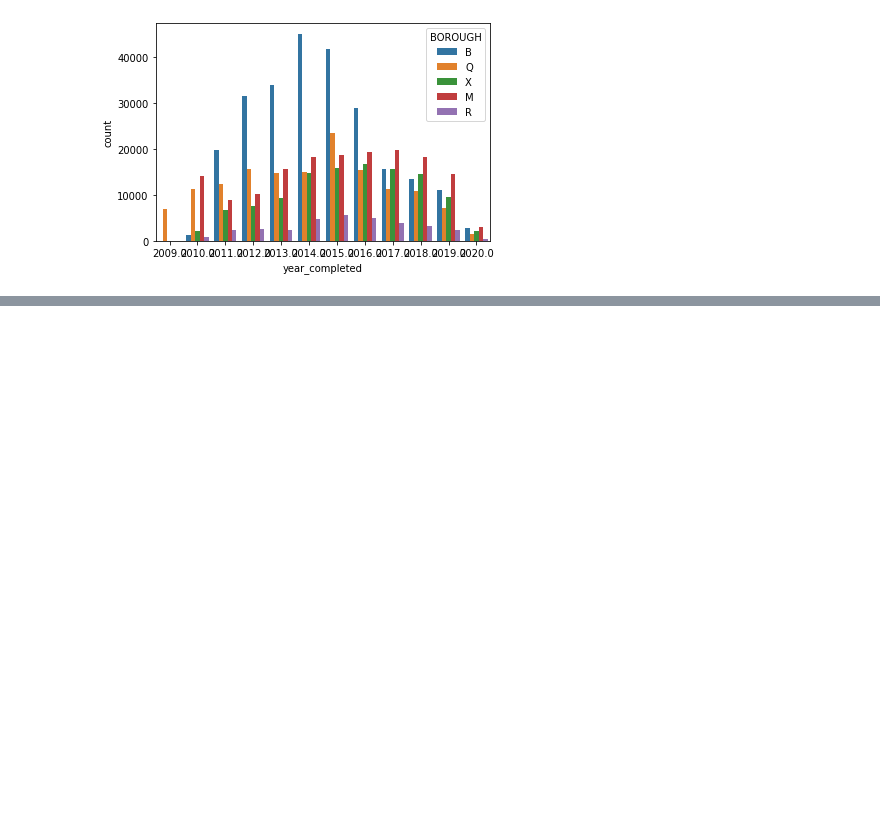
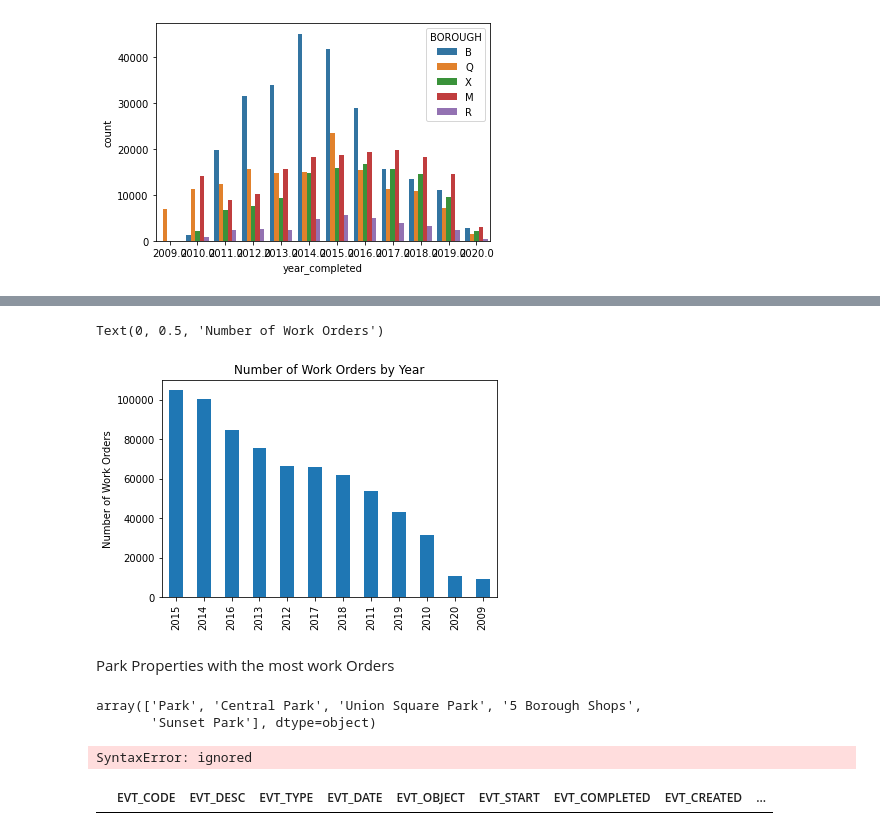
Before and after one commit to RitaRitaIsOOO/Parks_WO_Analysis, a Jupyter notebook: parks_wo.ipynb, the cells around one changed output, grey strips where cells are left out. Cells and saved outputs as stored; diff of their text form; code cells hidden in the pictures; blank space fills up the shorter version.

```diff
--- a/parks_wo.ipynb
+++ b/parks_wo.ipynb
@@ -222,0 +388,21 @@ ax = sns.countplot(x="year_completed", hue="BOROUGH", data=dpr_wo_final)
+# %%
+# Plot a count of movies per genre in a bar chart
+dpr_wo_final['year_create'].value_counts().plot(kind='bar')
+
+# Add title
+plt.title('Number of Work Orders by Year')
+
+# Customize y-axis label
+plt.ylabel('Number of Work Orders')
+# %% [output]
+Text(0, 0.5, 'Number of Work Orders')
+[figure, added]
+# %% [markdown]
+Park Properties with the most work Orders
+# %%
+park_count = dpr_wo_final['SIGNNAME'].value_counts()
+top_park = park_count.head().index.values
+top_park
+# %% [output]
+array(['Park', 'Central Park', 'Union Square Park', '5 Borough Shops',
+       'Sunset Park'], dtype=object)
@@ -222,0 +411,8 @@ ax = sns.countplot(x="year_completed", hue="BOROUGH", data=dpr_wo_final)
+# %%
+wo_type = rat_nolead & (dpr_wo_final['BOROUGH'].isin(top_park))]
+# %% [output]
+SyntaxError: ignored
+# %%
+wo_type.head()
+# %% [output]
+|  | EVT_CODE | EVT_DESC | EVT_TYPE | EVT_DATE | EVT_OBJECT | EVT_START | EVT_COMPLETED | EVT_CREATED | ... |
```
Also changed, not shown: parts of 48 cells of this notebook.
